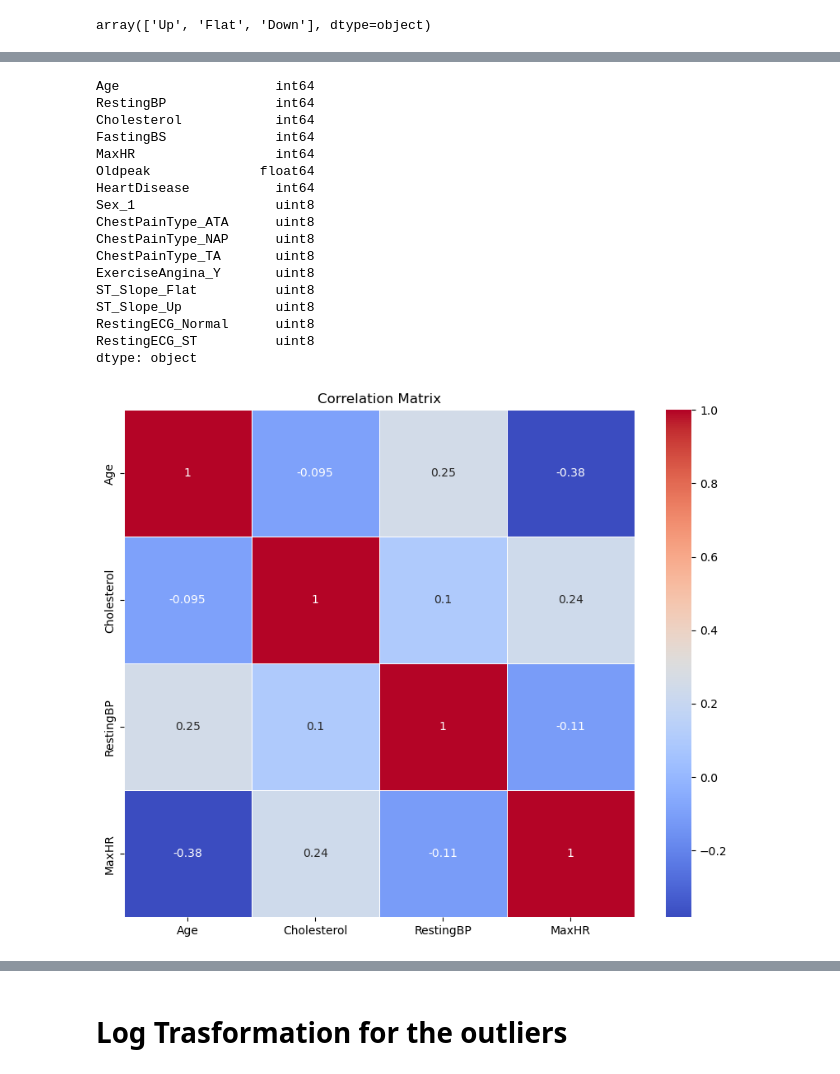
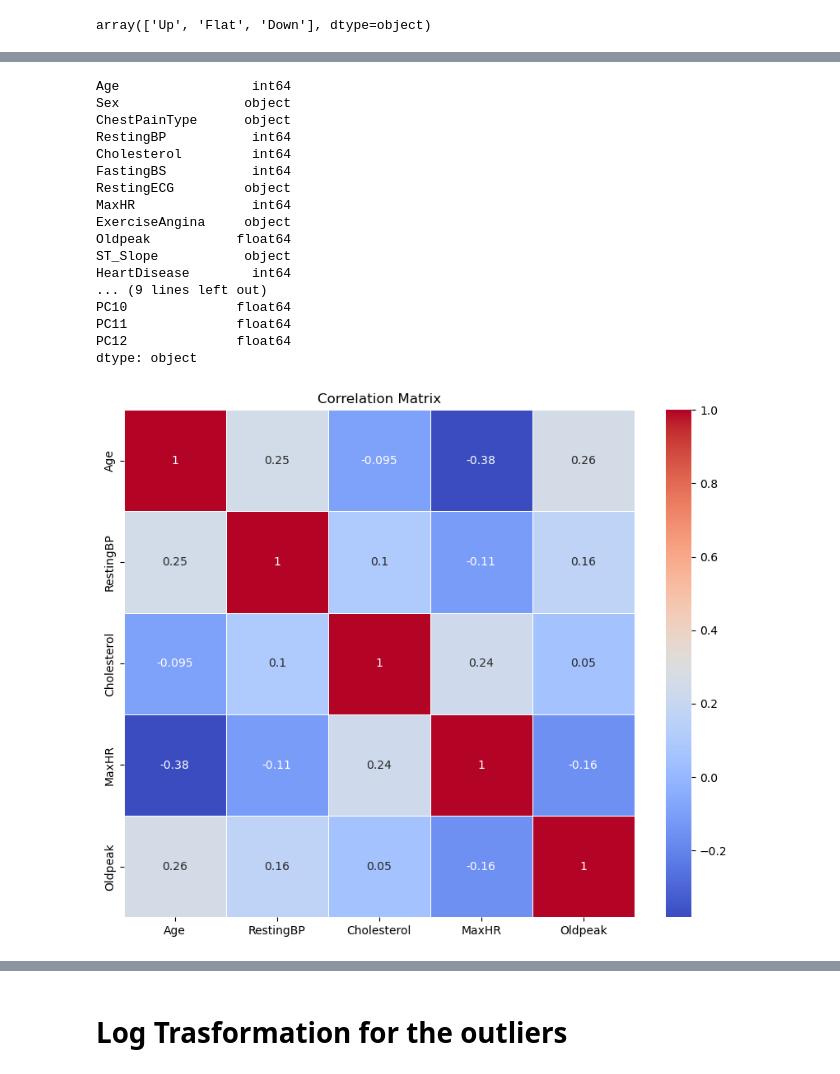
Before and after one commit to SohaybWael/intern, a Jupyter notebook: Submissions/Internships/Mohamed Bolbol/ML Tasks/Logistic Regression.ipynb, the cells around one changed output, grey strips where cells are left out. Cells and saved outputs as stored; diff of their text form; code cells hidden in the pictures.

```diff
--- a/Submissions/Internships/Mohamed Bolbol/ML Tasks/Logistic Regression.ipynb
+++ b/Submissions/Internships/Mohamed Bolbol/ML Tasks/Logistic Regression.ipynb
@@ -71,2 +179,3 @@ array(['Up', 'Flat', 'Down'], dtype=object)
 # %%
-df_copy=df
+df_copy= df.copy()
+df_continuous = df_copy[['Age', 'RestingBP', 'Cholesterol', 'MaxHR', 'Oldpeak']]
@@ -100,32 +225,32 @@ df_copy
 # %%
 df_copy.dtypes
 # %% [output]
-Age                    int64
-RestingBP              int64
-Cholesterol            int64
-FastingBS              int64
-MaxHR                  int64
-Oldpeak              float64
-HeartDisease           int64
-Sex_1                  uint8
-ChestPainType_ATA      uint8
-ChestPainType_NAP      uint8
-ChestPainType_TA       uint8
-ExerciseAngina_Y       uint8
-ST_Slope_Flat          uint8
-ST_Slope_Up            uint8
-RestingECG_Normal      uint8
-RestingECG_ST          uint8
+Age                 int64
+Sex                object
+ChestPainType      object
+RestingBP           int64
+Cholesterol         int64
+FastingBS           int64
+RestingECG         object
+MaxHR               int64
+ExerciseAngina     object
+Oldpeak           float64
+ST_Slope           object
+HeartDisease        int64
+... (9 lines left out)
+PC10              float64
+PC11              float64
+PC12              float64
 dtype: object
 # %%
-selected_columns = ['Age', 'Cholesterol', 'RestingBP', 'MaxHR']
+selected_columns = ['Age', 'RestingBP', 'Cholesterol', 'MaxHR', 'Oldpeak']
 correlation_matrix = df_copy[selected_columns].corr()
 
 plt.figure(figsize=(10, 8))
 sns.heatmap(correlation_matrix, annot=True, cmap='coolwarm', linewidths=0.5)
 plt.title('Correlation Matrix')
 plt.show()
 # %% [output]
-[figure, old version]
+[figure, new version]
 # %%
 plt.figure(figsize=(12, 8))
```
Also changed, not shown: parts of 56 cells of this notebook.
